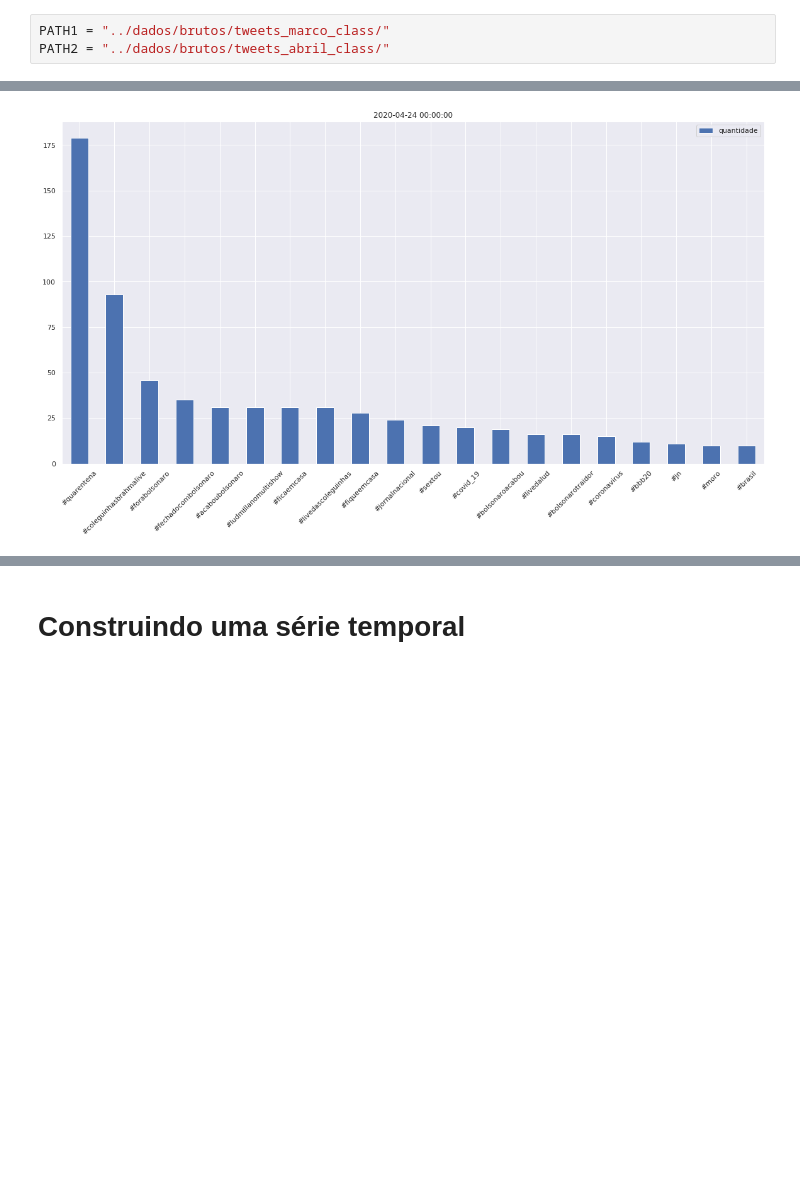
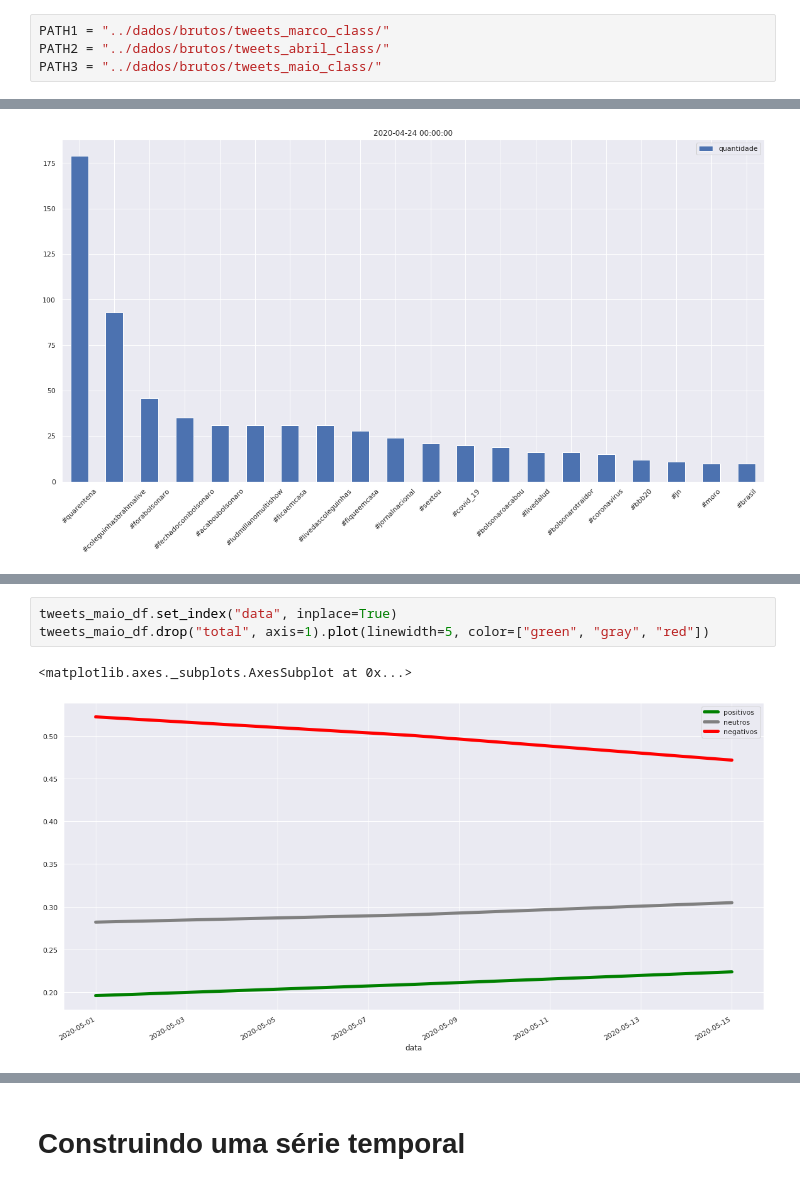
Before and after one commit to kenzosakiyama/corona_virus_brasil, a Jupyter notebook: notebooks/analise_de_tweets.ipynb, the cells around one changed output, grey strips where cells are left out. Cells and saved outputs as stored; diff of their text form; blank space fills up the shorter version.

```diff
--- a/notebooks/analise_de_tweets.ipynb
+++ b/notebooks/analise_de_tweets.ipynb
@@ -9,6 +9,7 @@ GENERATE_WC = True
 # %%
 PATH1 = "../dados/brutos/tweets_marco_class/"
 PATH2 = "../dados/brutos/tweets_abril_class/"
+PATH3 = "../dados/brutos/tweets_maio_class/"
 # %% [markdown]
 # Tweets de março
 # %%
@@ -75,0 +88,6 @@ for day in tweets_abril_df.index:
+# %%
+tweets_maio_df.set_index("data", inplace=True)
+tweets_maio_df.drop("total", axis=1).plot(linewidth=5, color=["green", "gray", "red"])
+# %% [output]
+<matplotlib.axes._subplots.AxesSubplot at 0x...>
+[figure, added]
```
Also changed, not shown: parts of 13 cells of this notebook, 2 other files.
